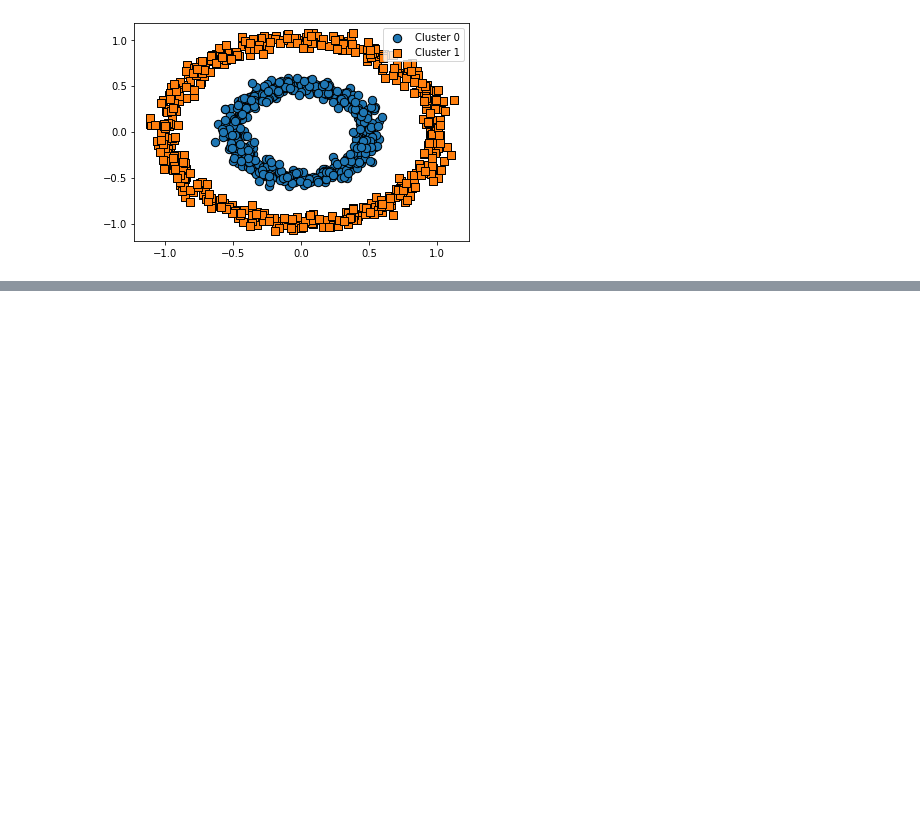
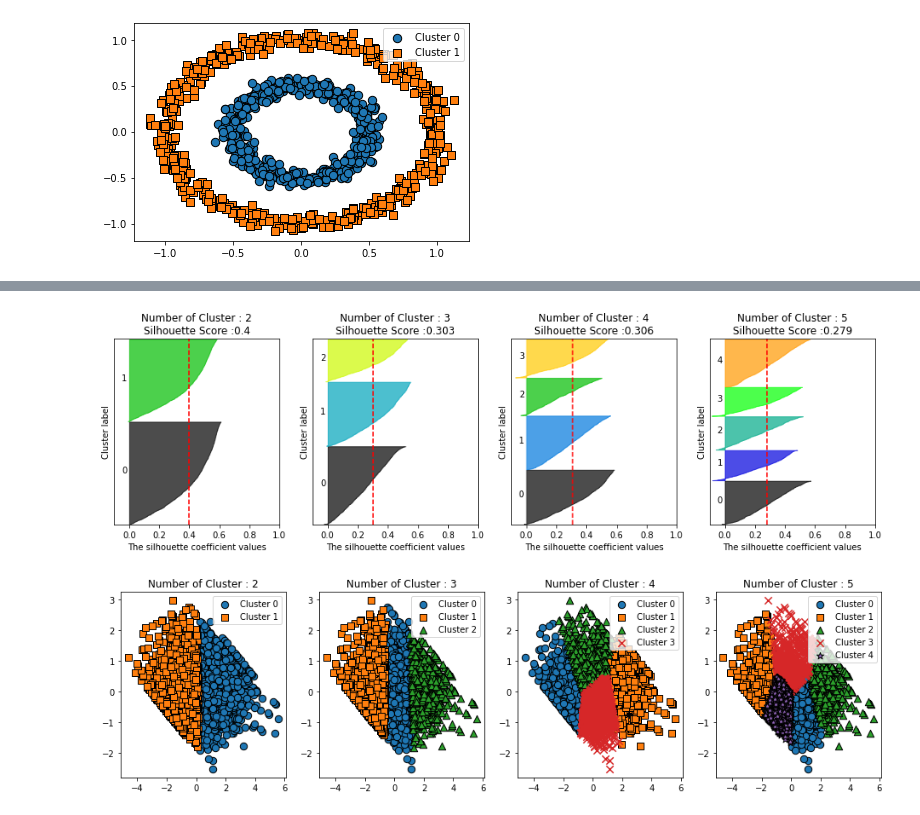
Before and after one commit to chacha715/ESA, a Jupyter notebook: 군집화.ipynb, the cells around one changed output, grey strips where cells are left out. Drawn from its saved outputs; the diff is of its cells as text; code cells hidden in the pictures; blank space fills up the shorter version.

```diff
--- a/군집화.ipynb
+++ b/군집화.ipynb
@@ -655,0 +939,13 @@ visualize_cluster_plot(dbscan, clusterDF, 'dbscan_cluster', iscenter=False)
+# %%
+from sklearn.preprocessing import StandardScaler
+from sklearn.cluster import KMeans
+from sklearn.metrics import silhouette_score,silhouette_samples
+
+# recency,frequency,monetary 칼럼에 np.log1p()로 Log Transformation
+cust_df['Recency_log']=np.log1p(cust_df['Recency'])
+cust_df['Frequency_log']=np.log1p(cust_df['Frequency'])
+cust_df['Monetary_log']=np.log1p(cust_df['Monetary'])
+
+# Log Transformation 데이터에 StandardScaler 적용
+X_features=cust_df[['Recency_log','Frequency_log','Monetary_log']].values
+X_features_scaled=StandardScaler().fit_transform(X_features)
@@ -655,0 +961,6 @@ visualize_cluster_plot(dbscan, clusterDF, 'dbscan_cluster', iscenter=False)
+# %%
+visualize_silhouette([2,3,4,5],X_features_scaled)
+visualize_kmeans_plot_multi([2,3,4,5],X_features_scaled)
+# %% [output]
+[figure, added]
+[figure, added]
```
Also changed, not shown: parts of 20 cells of this notebook.
